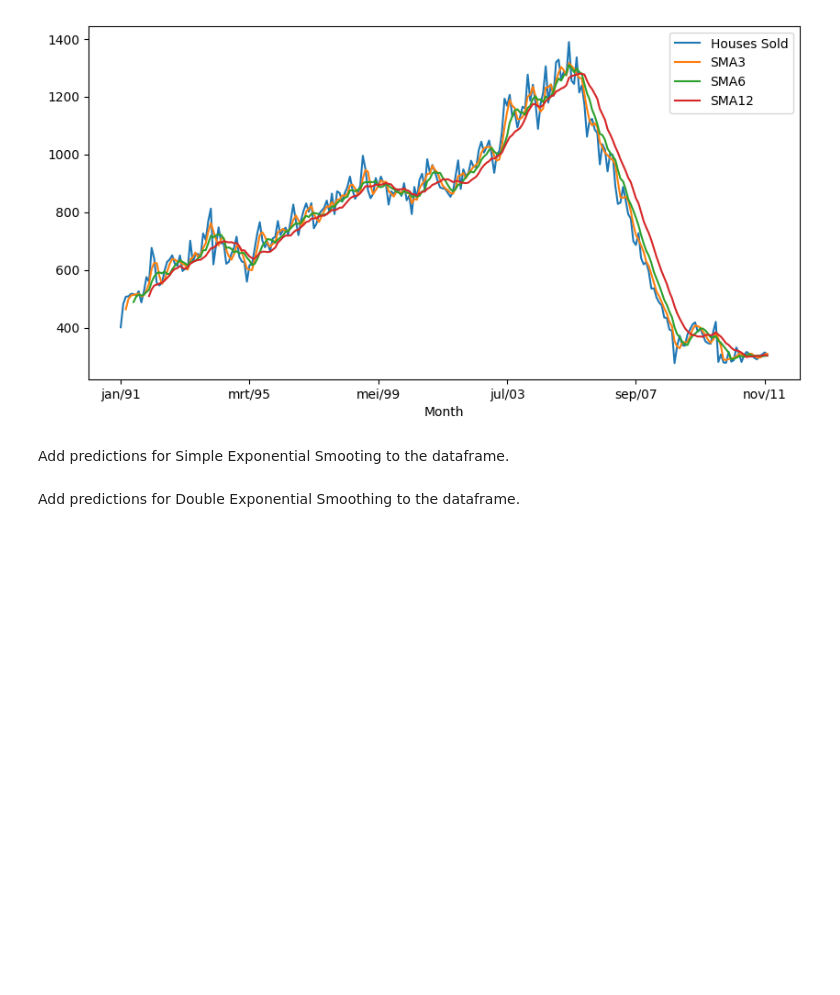
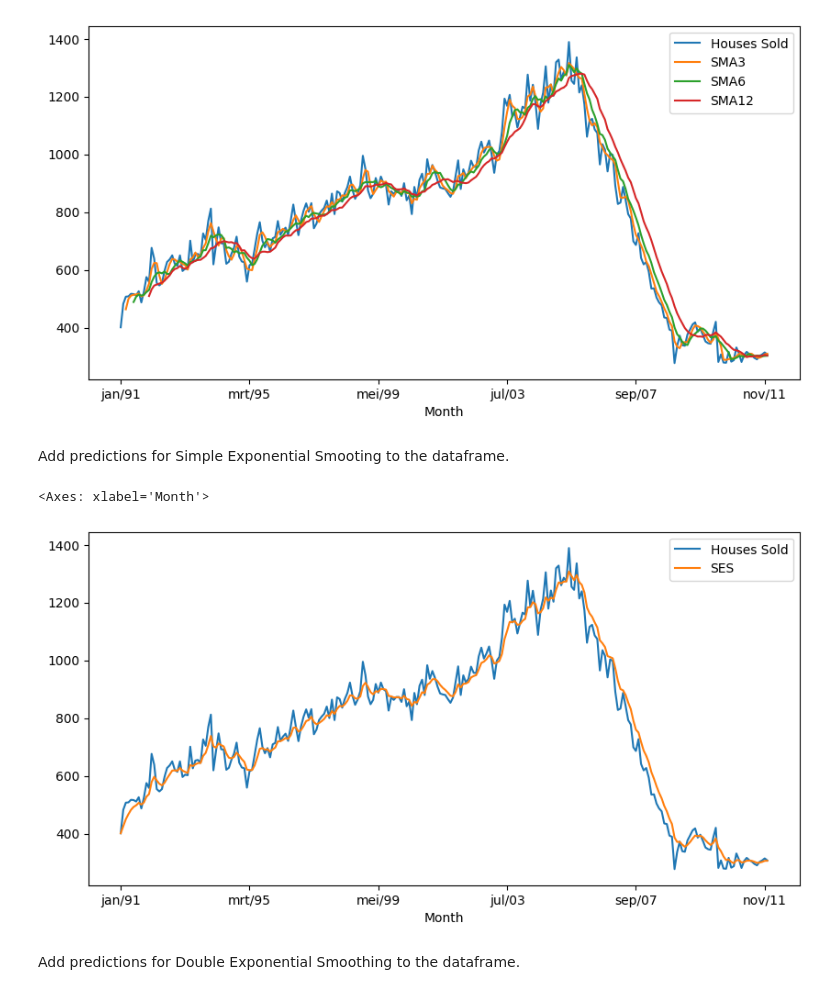
Before and after one commit to JasperHmn/dsailabs, a Jupyter notebook: 7-time-series/lab-7.01-house-sales.ipynb, the cells around one changed output. Cells and saved outputs as stored; diff of their text form; code cells hidden in the pictures; blank space fills up the shorter version.

```diff
--- a/7-time-series/lab-7.01-house-sales.ipynb
+++ b/7-time-series/lab-7.01-house-sales.ipynb
@@ -87,9 +81,11 @@ data.plot(y=['Houses Sold', 'SMA3', 'SMA6', 'SMA12'], figsize=[10,5])
 Add predictions for Simple Exponential Smooting to the dataframe.
 # %%
 from statsmodels.tsa.holtwinters import SimpleExpSmoothing
-# Train the model
-data_ses = SimpleExpSmoothing(data['number_of_heavily_wounded']).fit(smoothing_level=0.1)
+data_ses = SimpleExpSmoothing(data['Houses Sold']).fit(smoothing_level=.3) #alpha
 data['SES'] = data_ses.level
-data.head(20)
+data.plot(y=['Houses Sold', 'SES'], figsize=[10,5])
+# %% [output]
+<Axes: xlabel='Month'>
+[figure, added]
 # %% [markdown]
 Add predictions for Double Exponential Smoothing to the dataframe.
```
Also changed, not shown: parts of 7 cells of this notebook, 1 other file.
